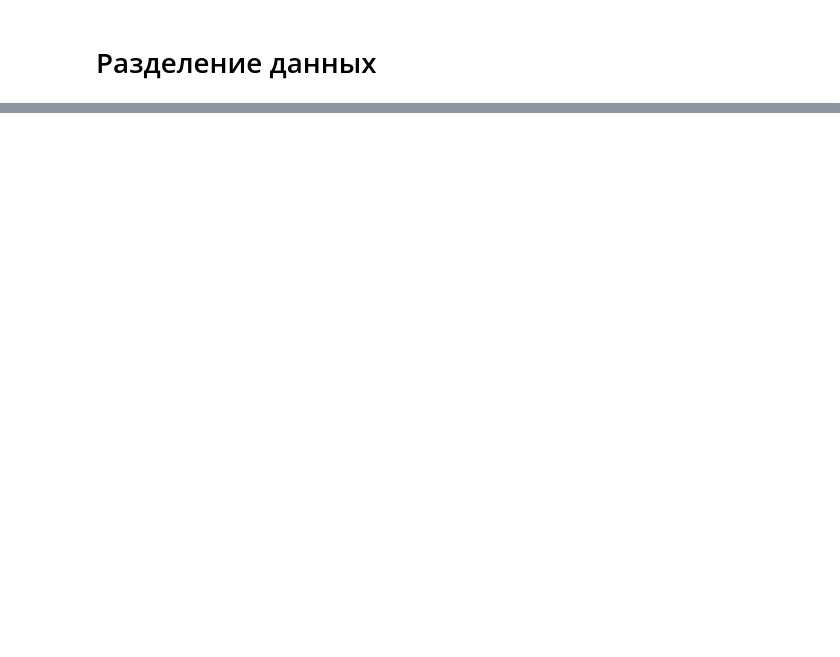
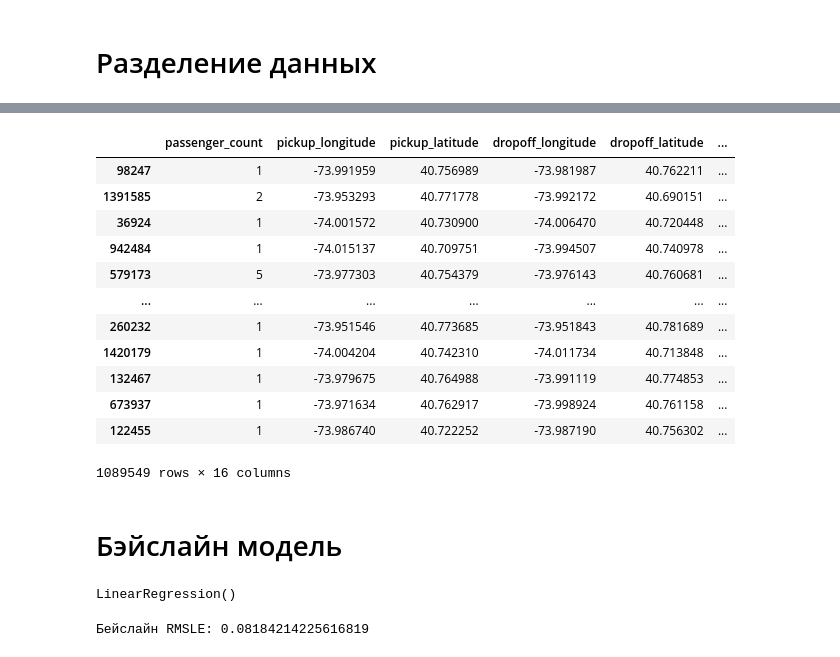
Before and after one commit to Katachy74/ML_Project, a Jupyter notebook: cu-project.ipynb, the cells around one changed output, grey strips where cells are left out. Saved outputs shown, nothing was run; the diff lists cells and outputs as text; code cells hidden in the pictures; blank space fills up the shorter version.

```diff
--- a/cu-project.ipynb
+++ b/cu-project.ipynb
@@ -339,2 +334,4 @@ clean_train_model
+# %%
+clean_train = clean_train.drop(columns=['id'])
 # %% [markdown]
 # Разделение данных
@@ -429,0 +338,22 @@ Saved to /kaggle/working/submission_baseline.csv
+# %%
+X, y = clean_train.drop(columns=['log_trip_duration'], axis=1), clean_train['log_trip_duration']
+# %%
+X_train, X_val, y_train, y_val = train_test_split(X, y, random_state=42)
+# %%
+X_train
+# %% [output]
+|  | passenger_count | pickup_longitude | pickup_latitude | dropoff_longitude | dropoff_latitude | ... |
+| 98247 | 1 | -73.991959 | 40.756989 | -73.981987 | 40.762211 | ... |
+| 1391585 | 2 | -73.953293 | 40.771778 | -73.992172 | 40.690151 | ... |
+| 36924 | 1 | -74.001572 | 40.730900 | -74.006470 | 40.720448 | ... |
+| 942484 | 1 | -74.015137 | 40.709751 | -73.994507 | 40.740978 | ... |
+| 579173 | 5 | -73.977303 | 40.754379 | -73.976143 | 40.760681 | ... |
+| ... | ... | ... | ... | ... | ... | ... |
+| 260232 | 1 | -73.951546 | 40.773685 | -73.951843 | 40.781689 | ... |
+| 1420179 | 1 | -74.004204 | 40.742310 | -74.011734 | 40.713848 | ... |
+| 132467 | 1 | -73.979675 | 40.764988 | -73.991119 | 40.774853 | ... |
+| 673937 | 1 | -73.971634 | 40.762917 | -73.998924 | 40.761158 | ... |
+| 122455 | 1 | -73.986740 | 40.722252 | -73.987190 | 40.756302 | ... |
+1089549 rows × 16 columns
+# %% [markdown]
+# Бэйслайн модель
@@ -429,0 +362,4 @@ Saved to /kaggle/working/submission_baseline.csv
+# %%
+model.fit(X_train, y_train)
+# %% [output]
+LinearRegression()
@@ -429,0 +368,4 @@ Saved to /kaggle/working/submission_baseline.csv
+# %%
+print(f'Бейслайн RMSLE: {np.sqrt(mean_squared_log_error(y_true=y_val, y_pred=y_pred))}')
+# %% [output]
+Бейслайн RMSLE: 0.08184214225616819
```
Also changed, not shown: parts of 13 cells of this notebook.
